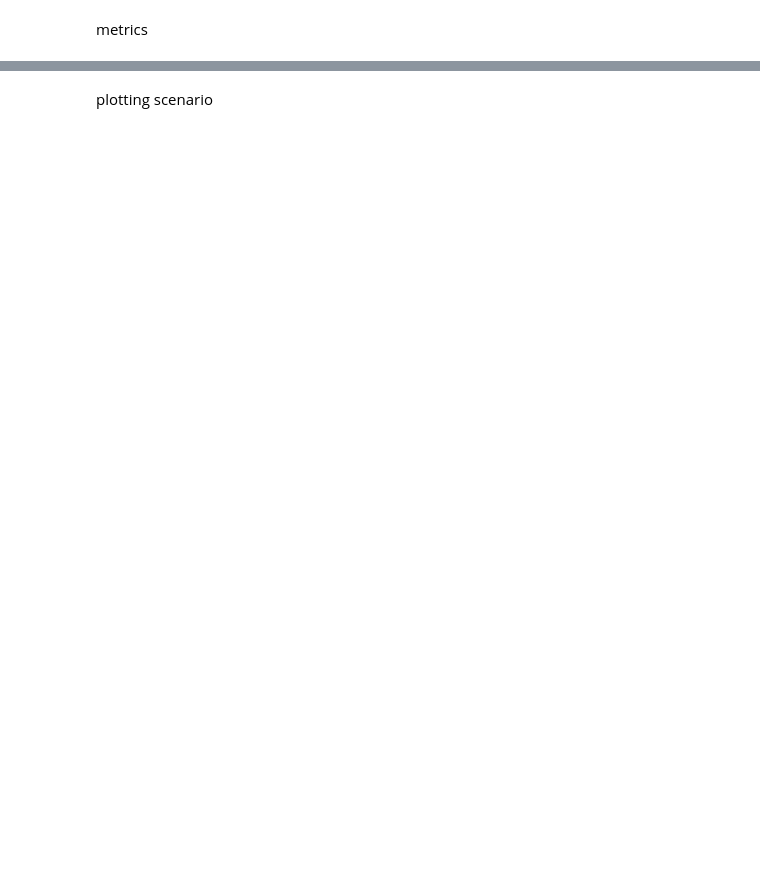
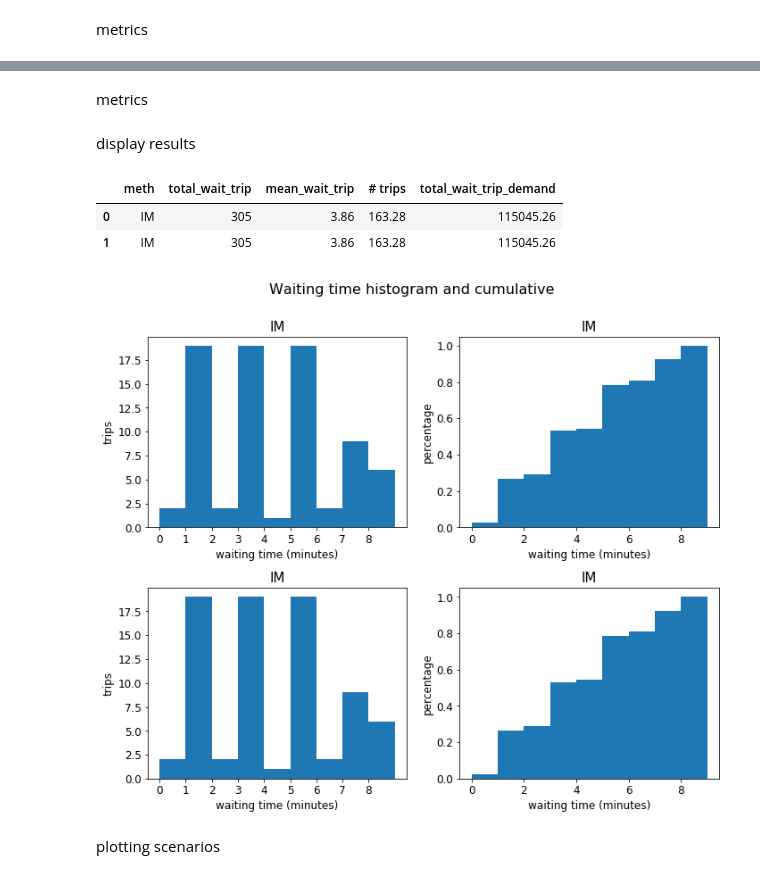
Before and after one commit to jonathan-murana/bus-generator, a Jupyter notebook: bus.ipynb, the cells around one changed output, grey strips where cells are left out. Drawn from its saved outputs; the diff is of its cells as text; code cells hidden in the pictures; blank space fills up the shorter version.

```diff
--- a/bus.ipynb
+++ b/bus.ipynb
@@ -926,26 +924,13 @@ def fitness2(current_solution_aux,points_con_ids):
             for j in range(len(trips_j)):
                 wait_time = (trips_j[j]+TT_j)- (trips_i[i] +TT_i) - t_dist
                 if wait_time >= 0:
-
-                    #if k == 0:
-                    #    print('---------')
-                    #    print('trips_j[j]='+str(trips_j[j]))
-                    #    print('TT_j='+str(TT_j))
-                    #    print('trips_i[i]='+str(trips_i[i]))
-                    #    print('TT_i='+str(TT_i))
-                    #    print('t_dist='+str(t_dist))
-                    #    print('---------')
-
-
                     wait_time_per_point_list.append(wait_time)
                     wait_time_list.append(wait_time)
                     wait_time_all = wait_time_all + wait_time * demand * T / ( trips_j[j] - last_sync_time_j )
                     last_sync_time_j = trips_j[j]
                     break
-
-
-        #mean_wait_time_per_point_list.append(reduce(lambda x, y: x + y, wait_time_per_point_list)
-        #                                     / len(wait_time_per_point_list))
+        mean_wait_time_per_point_list.append(reduce(lambda x, y: x + y, wait_time_per_point_list)
+                                             / len(wait_time_per_point_list))
 
     return wait_time_all, wait_time_list, mean_wait_time_per_point_list
 
@@ -1119,3 +980,39 @@ ValueError: arrays must all be same length
+# %% [markdown]
+metrics
+# %%
+def histogram(solutions, solutions_method, points):
+    fig, axs = plt.subplots(len(solutions), 2, sharey=False, tight_layout=True,figsize=(10,8))
+    fig.suptitle('Waiting time histogram and cumulative', fontsize=16,y=1.05)
+    #display(solutions)
+    for i in range(len(solutions)):
+        wait_time_all1, wait_time_list1, mean_wait_time_per_point_list1 = fitness2(solutions[i],points)
+        axs[i,0].set_title(solutions_method[i], fontsize=15)
+        axs[i,0].set_ylabel('trips')
+        axs[i,0].set_xlabel('waiting time (minutes)')
+        axs[i,0].set_xticks(range(max(wait_time_list1)))
+        axs[i,0].hist(wait_time_list1,bins=max(wait_time_list1))
+
+        axs[i,1].set_title(solutions_method[i], fontsize=15)
+        axs[i,1].set_ylabel('percentage')
+        axs[i,1].set_xlabel('waiting time (minutes)')
+        axs[i,1].hist(wait_time_list1, bins=max(wait_time_list1), cumulative=True, normed=True)
+# %% [markdown]
+display results
+# %%
+solutions = [
+    current_sulution_by_im_all_day,
+    current_sulution_by_im_all_day]
+
+solutions_method = ['IM','IM']
+
+
+display(metrics_fitness2(solutions, solutions_method, points_all_day_mapped))
+histogram(solutions, solutions_method, points_all_day_mapped)
+# %% [output]
+|  | meth | total_wait_trip | mean_wait_trip | # trips | total_wait_trip_demand |
+| 0 | IM | 305 | 3.86 | 163.28 | 115045.26 |
+| 1 | IM | 305 | 3.86 | 163.28 | 115045.26 |
+[figure, added]
 # %% [markdown]
-plotting scenario
+plotting scenarios
 # %%
```
Also changed, not shown: parts of 14 cells of this notebook, 2 other files.
